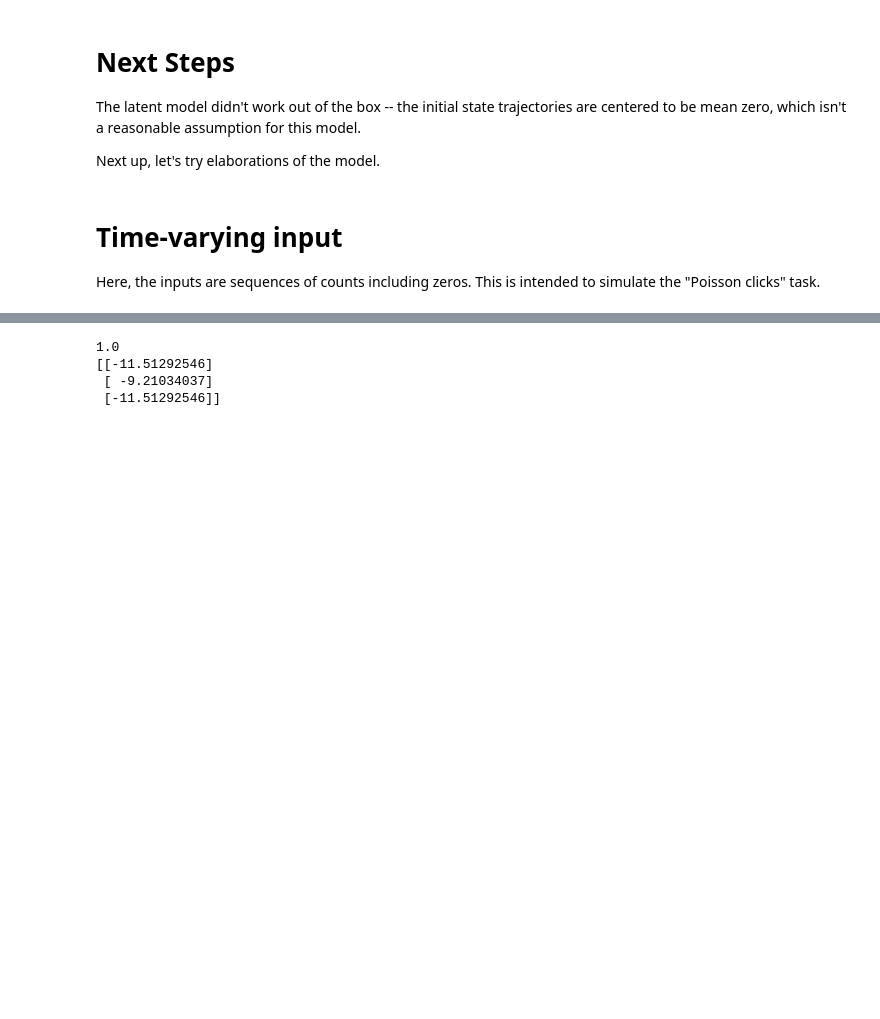
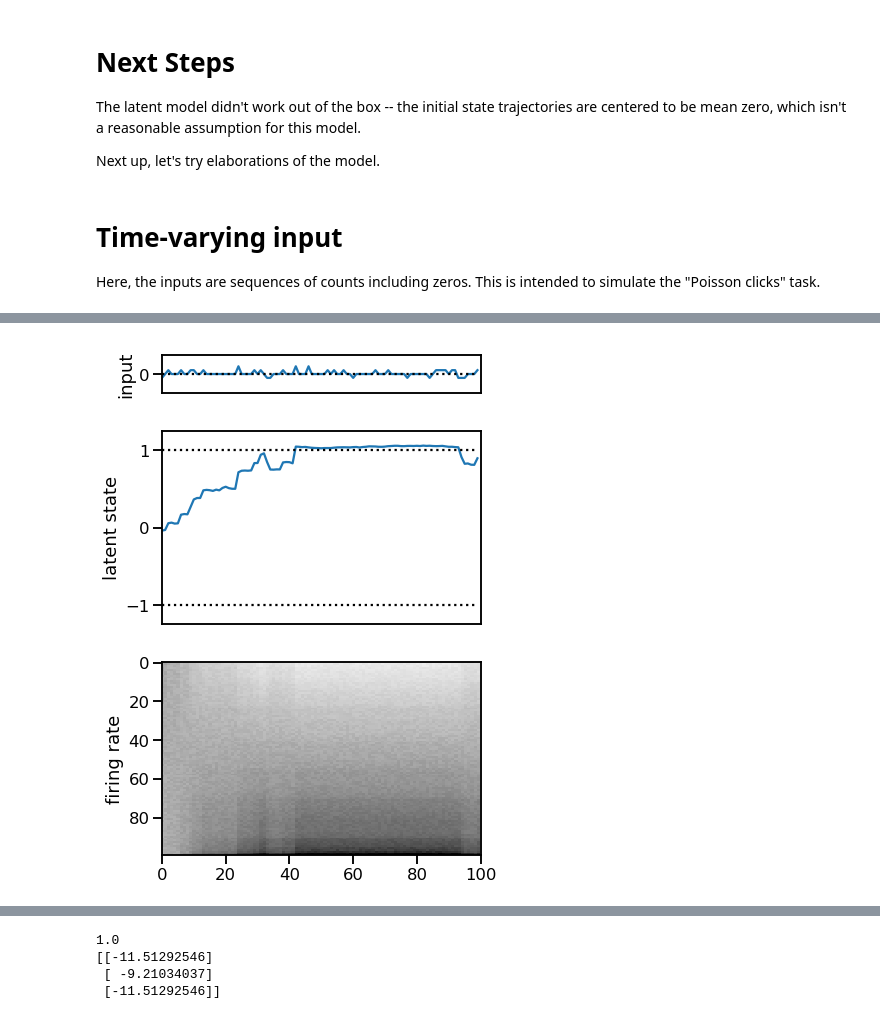
Before and after one commit to davidzoltowski/ssmdm, a Jupyter notebook: notebooks/2019-02-22 Latent Space Models of Decision Making.ipynb, the cells around one changed output, grey strips where cells are left out. Drawn from its saved outputs; the diff is of its cells as text; code cells hidden in the pictures; blank space fills up the shorter version.

```diff
--- a/notebooks/2019-02-22 Latent Space Models of Decision Making.ipynb
+++ b/notebooks/2019-02-22 Latent Space Models of Decision Making.ipynb
@@ -489,0 +461,44 @@ Text(0,0.5,'$x(t)$')
+# %%
+C = np.sort(np.random.randn(100))[None, :]
+# %%
+# Plot the latent state and a bunch of linear-nonlinear projections of it
+import seaborn as sns
+sns.set_context("talk")
+
+from matplotlib.gridspec import GridSpec
+i = 2
+gs = GridSpec(3, 1, height_ratios=[1, 5, 5])
+plt.figure(figsize=(6, 8))
+
+plt.subplot(gs[0])
+plt.plot(us[i])
+plt.plot(np.zeros(T), ':k')
+plt.ylim(-.5, .5)
+plt.yticks([0])
+plt.ylabel("input")
+plt.xlim(0, T)
+plt.xticks([])
+
+plt.subplot(gs[1])
+plt.plot(xs[i])
+plt.plot(np.ones(T), ':k')
+plt.plot(-np.ones(T), ':k')
+plt.ylim(-1.25, 1.25)
+plt.yticks([-1, 0, 1])
+plt.ylabel("latent state")
+plt.xlim(0, T)
+plt.xticks([])
+
+plt.subplot(gs[2])
+# y = np.maximum(0, 2 + xs[i].dot(np.random.randn(1, 100)))
+y = np.log(1 + np.exp(2 + xs[i].dot(C))) + .25 * np.random.rand(100, 100)
+plt.imshow(np.maximum(y.T, 0), aspect="auto", vmin=0, cmap="Greys")
+# plt.plot(y)
+# plt.ylim(-1.25, 1.25)
+# plt.yticks([])
+plt.xlim(0, T)
+plt.ylabel("firing rate")
+plt.tight_layout()
+plt.savefig("accumulator_1d_{}.pdf".format(i))
+# %% [output]
+[figure, added]
```
Also changed, not shown: parts of 39 cells of this notebook.
